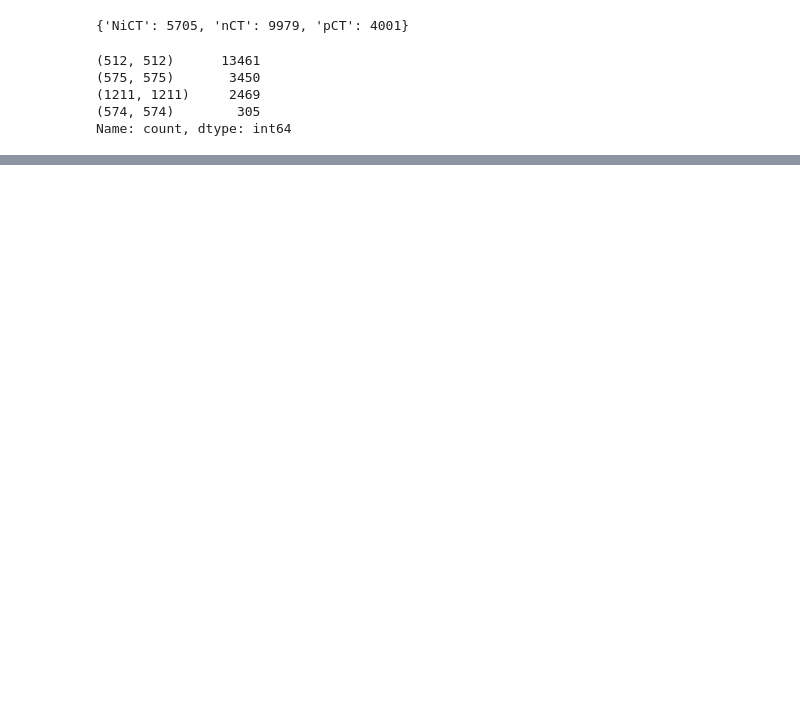
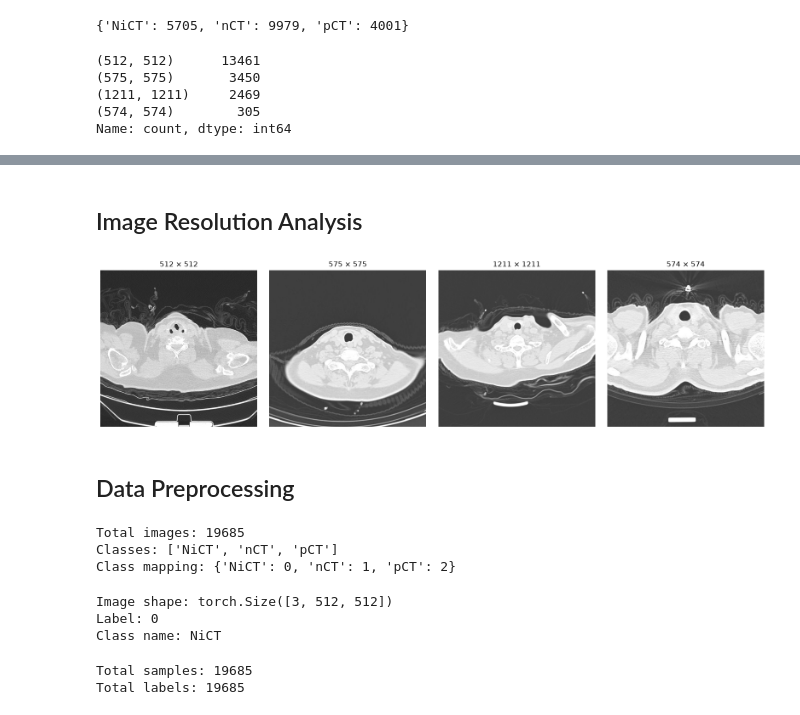
Before and after one commit to AgentEid/COVID-CT-Classification, a Jupyter notebook: notebooks/01_data_exploration.ipynb, the cells around one changed output, grey strips where cells are left out. Drawn from its saved outputs; the diff is of its cells as text; code cells hidden in the pictures; blank space fills up the shorter version.

```diff
--- a/notebooks/01_data_exploration.ipynb
+++ b/notebooks/01_data_exploration.ipynb
@@ -41,0 +90,29 @@ Name: count, dtype: int64
+# %% [markdown]
+## Image Resolution Analysis
+# %%
+from PIL import Image
+import matplotlib.pyplot as plt
+
+sample_sizes = [(512, 512), (575, 575), (1211, 1211), (574, 574)]
+
+fig, axes = plt.subplots(1, 4, figsize=(16, 4))
+
+for ax, size in zip(axes, sample_sizes):
+    image_path = next(
+        image_path
+        for class_name in class_names
+        for image_path in (DATA_DIR / class_name).glob("*.jpg")
+        if Image.open(image_path).size == size
+    )
+
+    with Image.open(image_path) as img:
+        ax.imshow(img, cmap="gray")
+        ax.set_title(f"{size[0]} × {size[1]}")
+        ax.axis("off")
+
+plt.tight_layout()
+plt.show()
+# %% [output]
+[figure, added]
+# %% [markdown]
+## Data Preprocessing
@@ -41,0 +128,36 @@ Name: count, dtype: int64
+# %%
+from torchvision import datasets
+
+dataset = datasets.ImageFolder(
+    root=str(DATA_DIR),
+    transform=transform
+)
+
+print("Total images:", len(dataset))
+print("Classes:", dataset.classes)
+print("Class mapping:", dataset.class_to_idx)
+# %% [output]
+Total images: 19685
+Classes: ['NiCT', 'nCT', 'pCT']
+Class mapping: {'NiCT': 0, 'nCT': 1, 'pCT': 2}
+# %%
+image, label = dataset[0]
+
+print("Image shape:", image.shape)
+print("Label:", label)
+print("Class name:", dataset.classes[label])
+# %% [output]
+Image shape: torch.Size([3, 512, 512])
+Label: 0
+Class name: NiCT
+# %%
+from sklearn.model_selection import train_test_split
+
+indices = np.arange(len(dataset))
+labels = np.array(dataset.targets)
+
+print("Total samples:", len(indices))
+print("Total labels:", len(labels))
+# %% [output]
+Total samples: 19685
+Total labels: 19685
```
Also changed, not shown: parts of 8 cells of this notebook, 1 other file.
